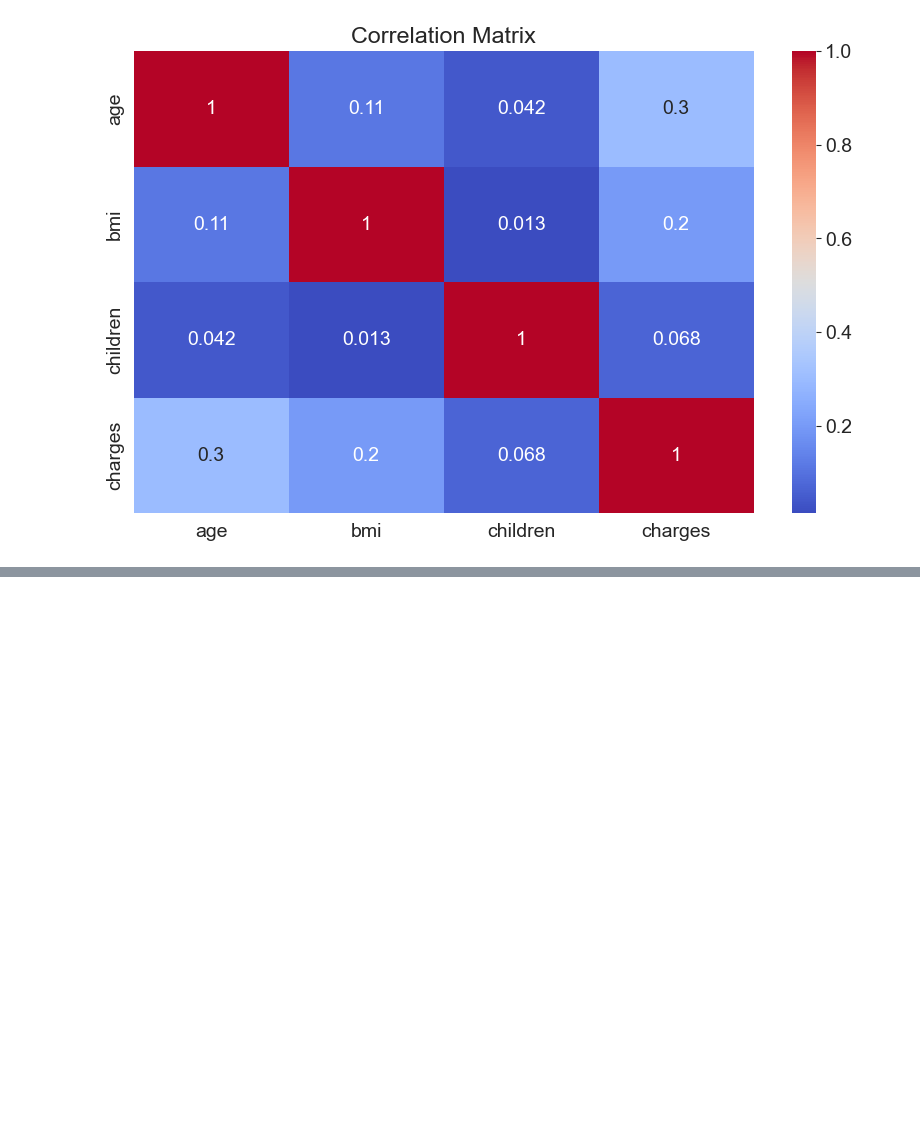
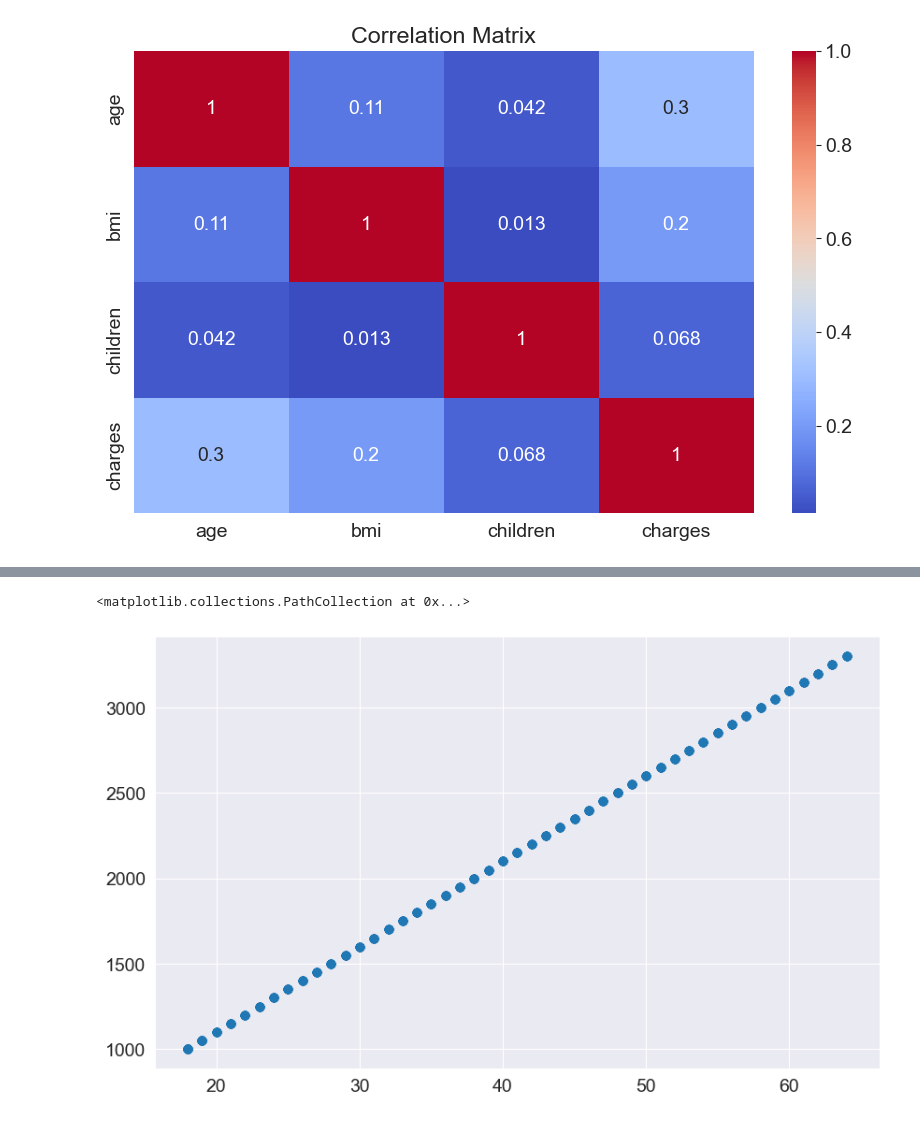
Before and after one commit to Hassan23121999/medical_expenses_predictor, a Jupyter notebook: notebook.ipynb, the cells around one changed output, grey strips where cells are left out. Cells and saved outputs as stored; diff of their text form; code cells hidden in the pictures; blank space fills up the shorter version.

```diff
--- a/notebook.ipynb
+++ b/notebook.ipynb
@@ -229,0 +256,9 @@ plt.show()
+# %%
+def estimate_charges(age , w ,b):
+    return w * age + b
+# %%
+w = 225
+b = -1200
+# %%
+ages= non_smoker_df.age
+ages
@@ -229,0 +278,3 @@ plt.show()
+# %%
+estimated_charges= estimate_charges(ages, w, b)
+estimated_charges
@@ -229,0 +309,5 @@ plt.show()
+# %%
+plt.scatter(ages,estimated_charges)
+# %% [output]
+<matplotlib.collections.PathCollection at 0x...>
+[figure, added]
```
Also changed, not shown: parts of 13 cells of this notebook.
